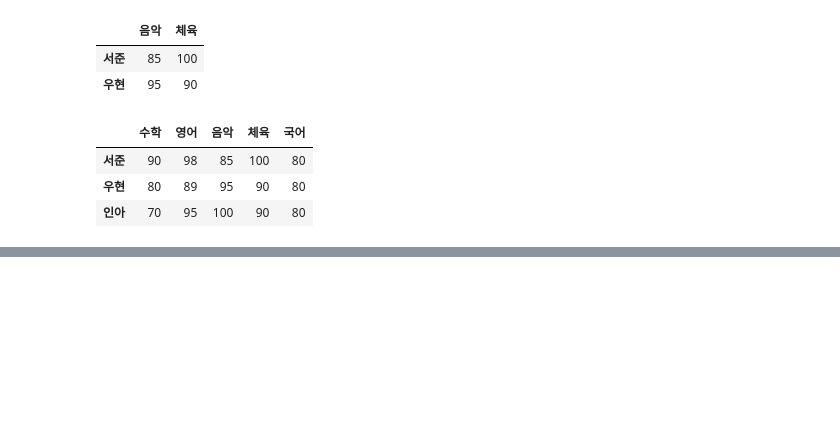
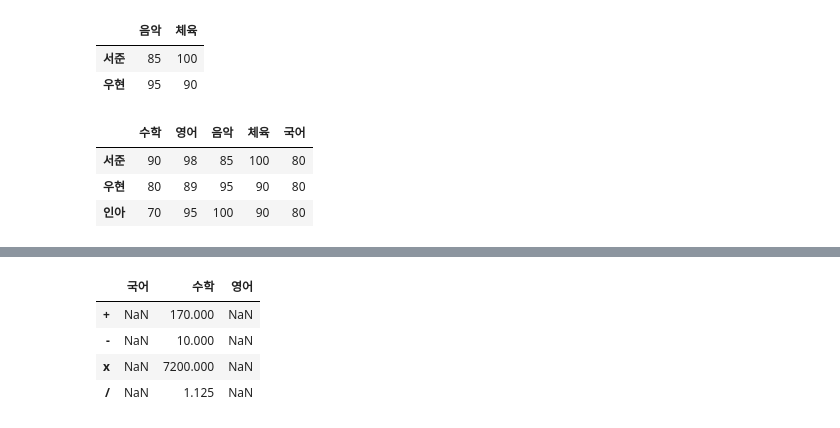
Before and after one commit to sde0110/2023-Data-Science, a Jupyter notebook: pandas_basic/0104_pandas_1장.ipynb, the cells around one changed output, grey strips where cells are left out. Saved outputs shown, nothing was run; the diff lists cells and outputs as text; code cells hidden in the pictures; blank space fills up the shorter version.

```diff
--- a/pandas_basic/0104_pandas.ipynb
+++ b/pandas_basic/0104_pandas_1장.ipynb
@@ -499,0 +557,20 @@ ndf
+# %%
+import numpy as np
+
+student1 = pd.Series({'국어':np.nan,'영어':80,'수학':90})
+student2 = pd.Series({'수학':80,'국어':90})
+# %%
+add = student1 + student2
+sub = student1 - student2
+mul = student1 * student2
+div = student1 / student2
+# %%
+result = pd.DataFrame([add,sub,mul,div],
+                     index = ['+','-','x','/'])
+display(result)
+# %% [output]
+|  | 국어 | 수학 | 영어 |
+| + | NaN | 170.000 | NaN |
+| - | NaN | 10.000 | NaN |
+| x | NaN | 7200.000 | NaN |
+| / | NaN | 1.125 | NaN |
```
Also changed, not shown: parts of 60 cells of this notebook.
